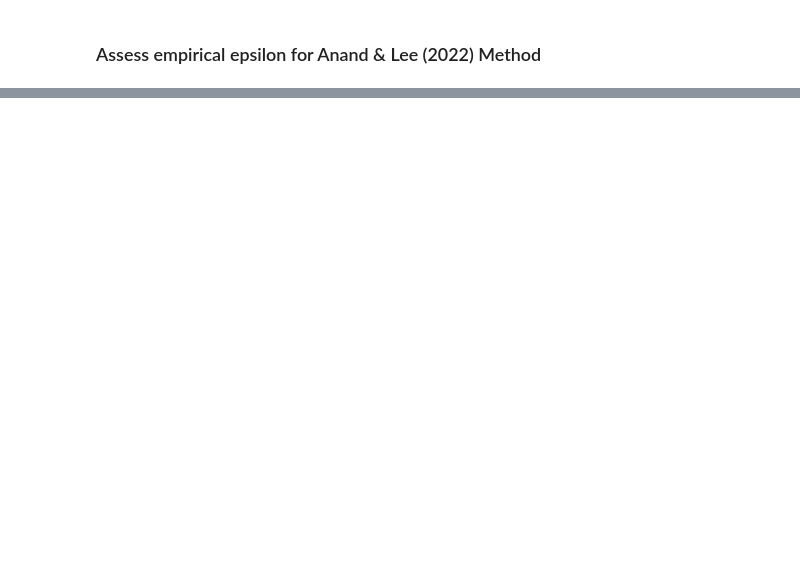
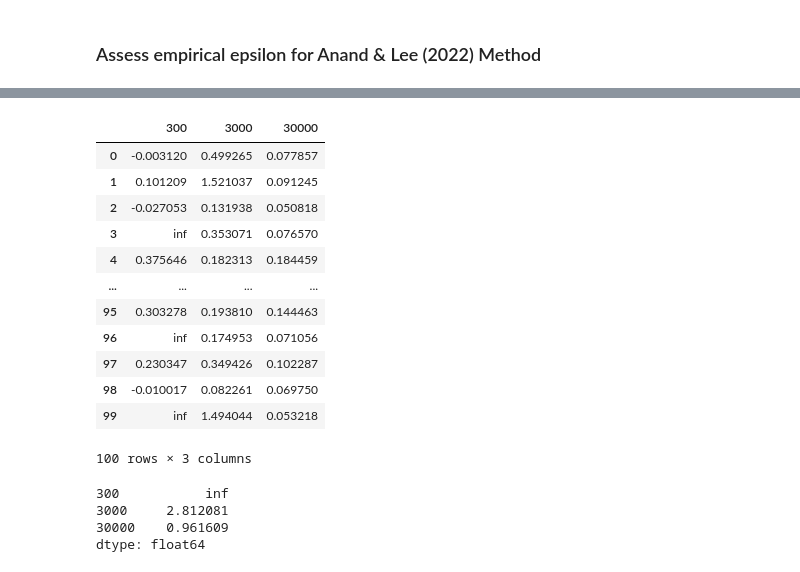
Before and after one commit to cdbale/optimized-sequential-synthesis, a Jupyter notebook: Code/Privacy Analysis/anand-lee-privacy-analysis.ipynb, the cells around one changed output, grey strips where cells are left out. Saved outputs shown, nothing was run; the diff lists cells and outputs as text; code cells hidden in the pictures; blank space fills up the shorter version.

```diff
--- a/Code/Privacy Analysis/anand-lee-privacy-analysis.ipynb
+++ b/Code/Privacy Analysis/anand-lee-privacy-analysis.ipynb
@@ -40,0 +216,2 @@ ImportError: DLL load failed while importing _pywrap_tensorflow_internal: A dyna
+# %%
+train_data = pd.DataFrame.drop_duplicates(train_data)
@@ -40,0 +220,14 @@ ImportError: DLL load failed while importing _pywrap_tensorflow_internal: A dyna
+# %%
+def train_test_split_even(X, train_size):
+    # Split the data normally
+    X_train, X_test = train_test_split(
+        X, train_size=train_size
+    )
+
+    # If train set has odd number of rows
+    if len(X_train) % 2 != 0:
+        # Move the last row from train to test
+        X_test = pd.concat([X_test, X_train[-1:]], axis=0)
+        X_train = X_train[:-1]
+
+    return X_train, X_test
@@ -40,0 +353,3 @@ ImportError: DLL load failed while importing _pywrap_tensorflow_internal: A dyna
+# %%
+var_to_synthesize = 'f0'
+epsilons = {}
@@ -41 +490,27 @@ ImportError: DLL load failed while importing _pywrap_tensorflow_internal: A dyna
+# %%
+epsilon_results = pd.DataFrame.from_dict(epsilons)
+epsilon_results.to_csv('anand_empirical_epsilon_results.csv', index=False)
+# %%
+epsilon_results
+# %% [output]
+|  | 300 | 3000 | 30000 |
+| 0 | -0.003120 | 0.499265 | 0.077857 |
+| 1 | 0.101209 | 1.521037 | 0.091245 |
+| 2 | -0.027053 | 0.131938 | 0.050818 |
+| 3 | inf | 0.353071 | 0.076570 |
+| 4 | 0.375646 | 0.182313 | 0.184459 |
+| ... | ... | ... | ... |
+| 95 | 0.303278 | 0.193810 | 0.144463 |
+| 96 | inf | 0.174953 | 0.071056 |
+| 97 | 0.230347 | 0.349426 | 0.102287 |
+| 98 | -0.010017 | 0.082261 | 0.069750 |
+| 99 | inf | 1.494044 | 0.053218 |
+100 rows × 3 columns
+# %%
+epsilon_results.max(axis=0)
+# %% [output]
+300           inf
+3000     2.812081
+30000    0.961609
+dtype: float64
 # %%
```
Also changed, not shown: parts of 40 cells of this notebook, 9 other files.
